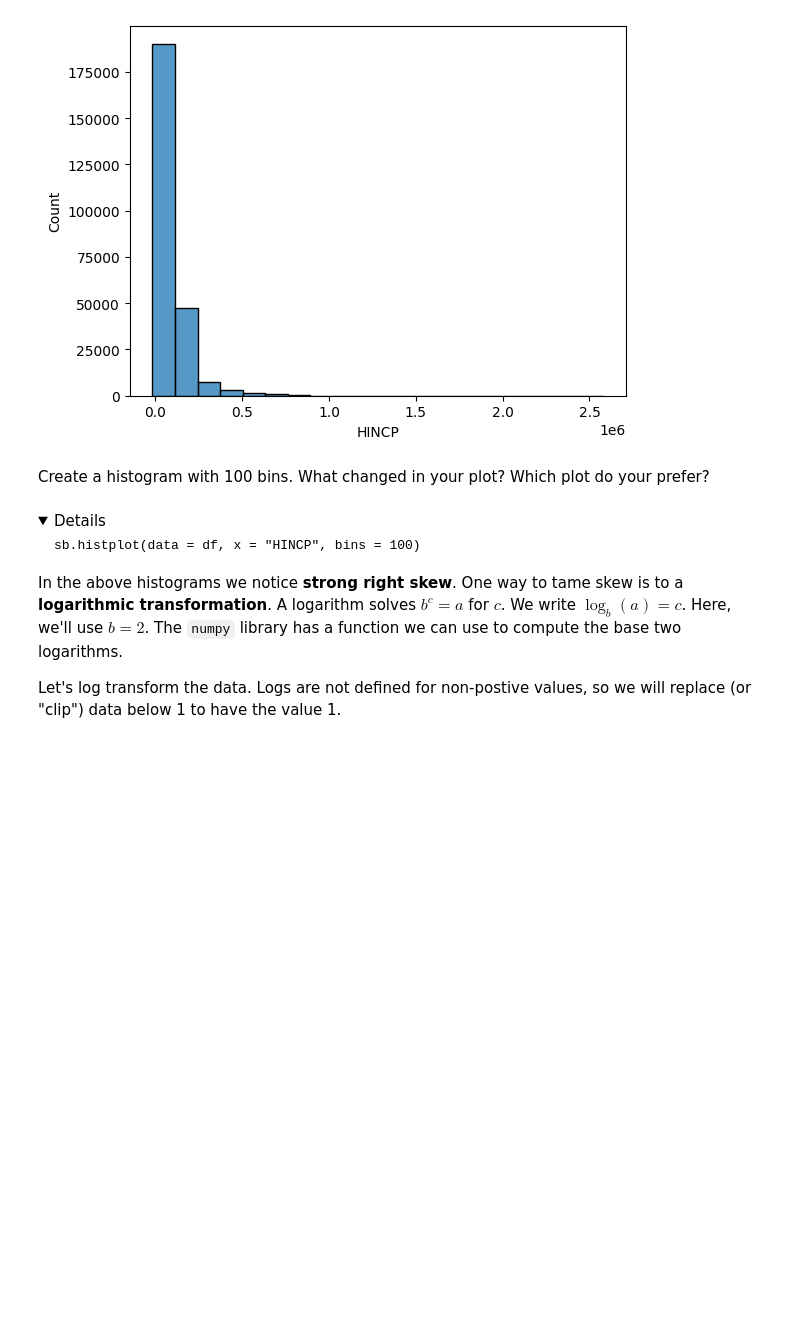
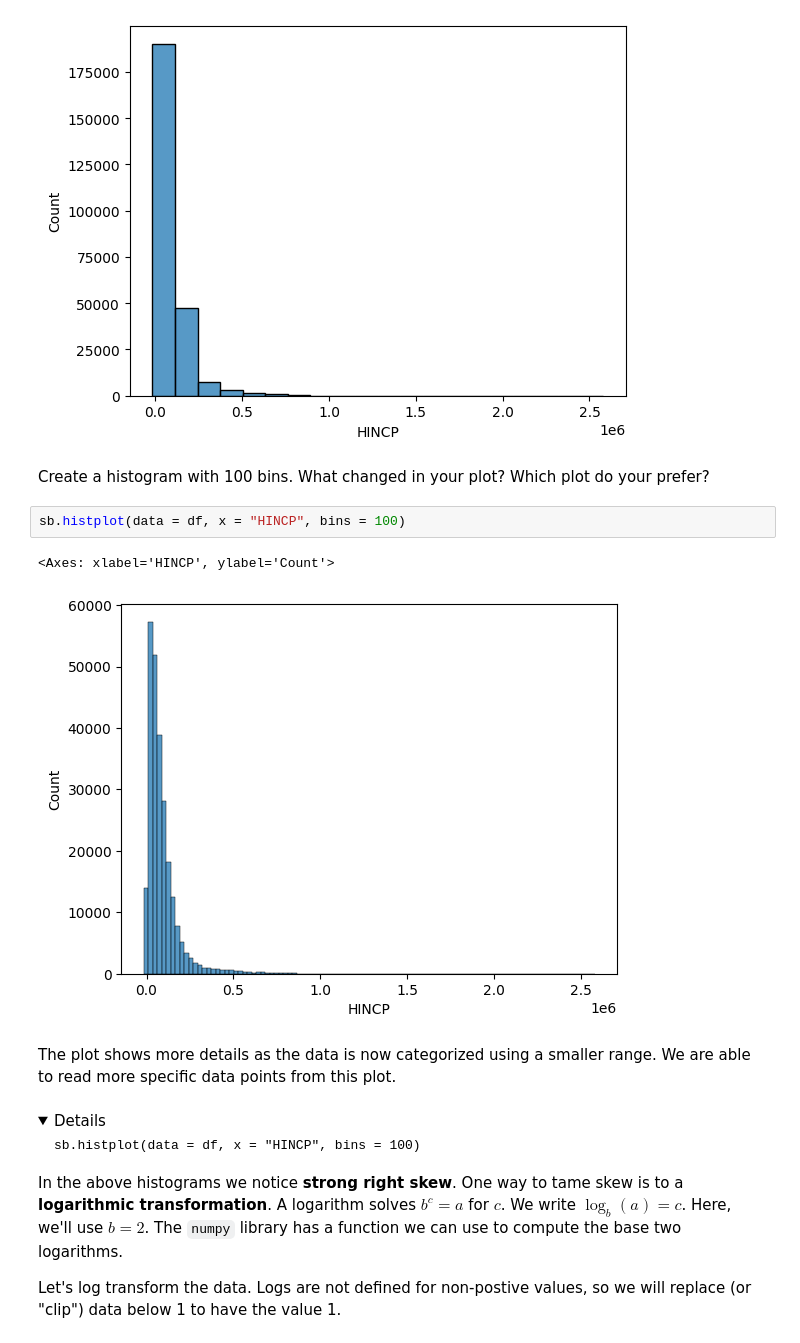
Before and after one commit to koumemura/lab-04, a Jupyter notebook: lab04_acs_graphing.ipynb, the cells around one changed output. Saved outputs shown, nothing was run; the diff lists cells and outputs as text; folded sections open; blank space fills up the shorter version.

```diff
--- a/lab04_acs_graphing.ipynb
+++ b/lab04_acs_graphing.ipynb
@@ -281,6 +338,13 @@ sb.histplot(data = df, x = "HINCP", bins = 20)
 [figure]
 # %% [markdown]
 Create a histogram with 100 bins. What changed in your plot? Which plot do your prefer?
+# %%
+sb.histplot(data = df, x = "HINCP", bins = 100)
+# %% [output]
+<Axes: xlabel='HINCP', ylabel='Count'>
+[figure, added]
+# %% [markdown]
+The plot shows more details as the data is now categorized using a smaller range. We are able to read more specific data points from this plot.
 # %% [markdown]
 <details>
 
```
Also changed, not shown: parts of 13 cells of this notebook.
